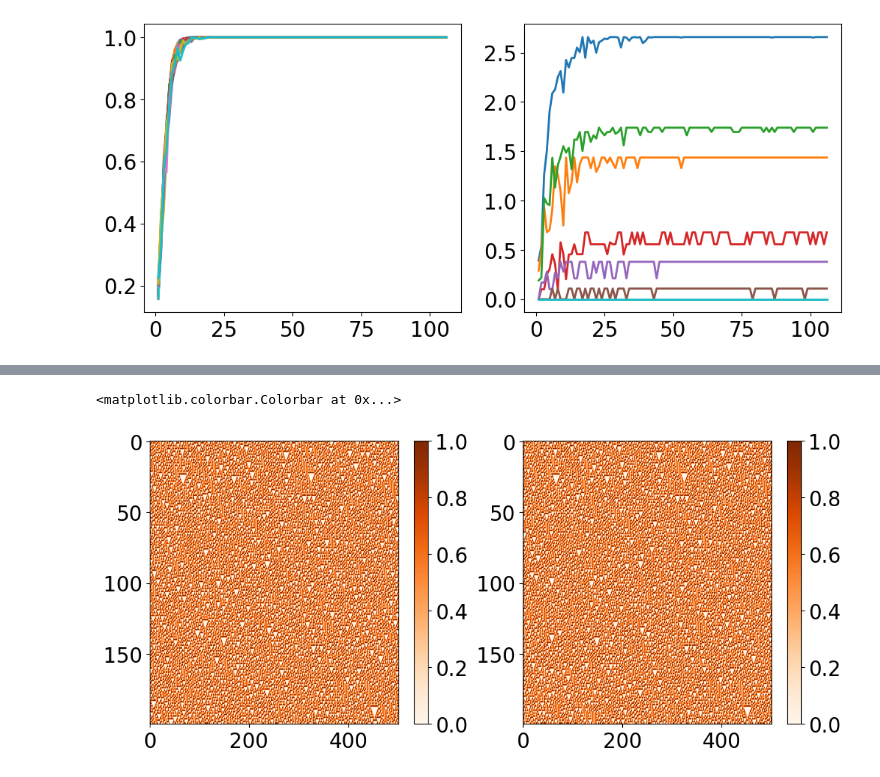
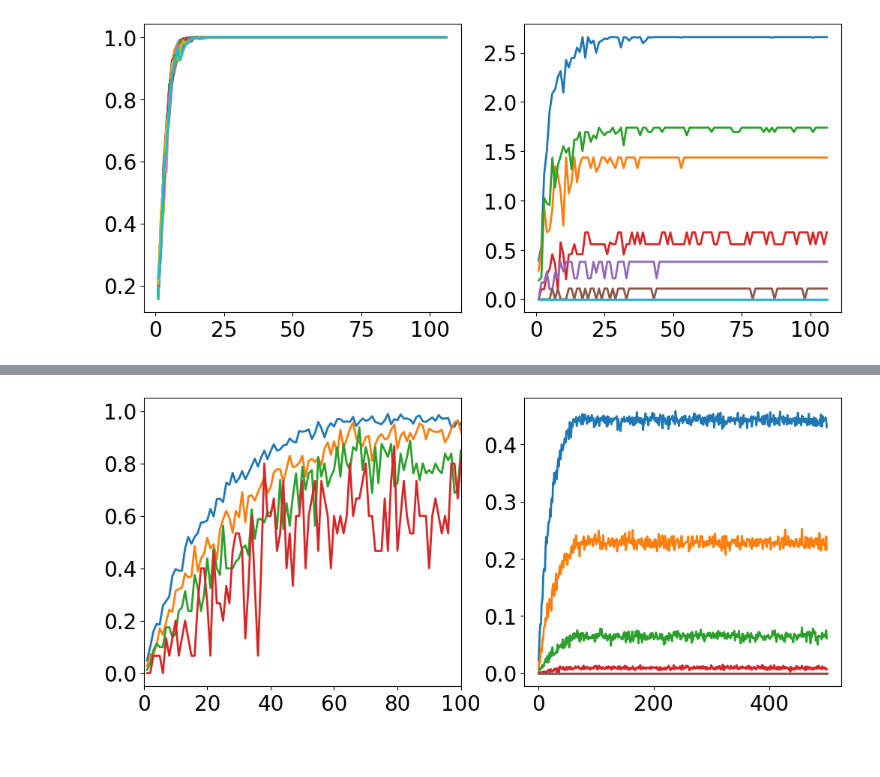
Before and after one commit to zsxqblz/classical_hayden_preskill, a Jupyter notebook: visualization/visualization_240323.ipynb, the cells around one changed output, grey strips where cells are left out. Cells and saved outputs as stored; diff of their text form; code cells hidden in the pictures; blank space fills up the shorter version.

```diff
--- a/visualization/visualization_240323.ipynb
+++ b/visualization/visualization_240323.ipynb
@@ -57,0 +74,12 @@ nAsites=1,nBsites=100,
+# %%
+plt.figure(figsize=(12,5))
+plt.subplot(1,2,1)
+for pertb_idx in range(0,20,1):
+    plt.plot(nmeas_l, S_ave_arr[pertb_idx,:,-1] / S_ave_arr[pertb_idx,-1,-1])
+
+# plt.xlim([0,10])
+plt.subplot(1,2,2)
+for pertb_idx in range(0,30,1):
+    plt.plot(nmeas_l, S_ave_arr[pertb_idx,:,-1])
+
+plt.xlim([0,10])
@@ -58,19 +89,22 @@ nAsites=1,nBsites=100,
 # %%
-file_name = "../data/240226/rule30_OTOC6"
-sites_l = np.loadtxt(file_name+'_scanx.csv',skiprows=1)
-nstep_l = np.loadtxt(file_name+'_scany.csv',skiprows=1)
+file_idx = 9
+file_name = "../data/240323/240323_%d"%(file_idx)
+nmeas_l = np.loadtxt(file_name+'_scanx.csv',skiprows=1)
+pertb_l = np.loadtxt(file_name+'_scany.csv',skiprows=1)
 
 raw = np.loadtxt(file_name+'_data.csv',skiprows=1,delimiter=',')
-traj0 = raw[:,0].reshape((len(nstep_l),len(sites_l)))
-traj1 = raw[:,1].reshape((len(nstep_l),len(sites_l)))
+S_ave_arr = raw.reshape((len(pertb_l),len(nmeas_l)))
 
 plt.figure(figsize=(12,5))
 plt.subplot(1,2,1)
-plt.imshow(traj0,aspect="auto",cmap="Oranges")
-plt.colorbar()
+for pertb_idx in range(0,6,1):
+    plt.plot(nmeas_l, S_ave_arr[pertb_idx,:] / max(S_ave_arr[pertb_idx,:]))
+
+plt.xlim([0,100])
 plt.subplot(1,2,2)
-plt.imshow(traj1,aspect="auto",cmap="Oranges")
-plt.colorbar()
+for pertb_idx in range(0,6,1):
+    plt.plot(nmeas_l, S_ave_arr[pertb_idx,:])
+
+# plt.xlim([0,10])
 # %% [output]
-<matplotlib.colorbar.Colorbar at 0x...>
-[figure, old version]
+[figure, new version]
```
Also changed, not shown: parts of 10 cells of this notebook, 2 other files.
